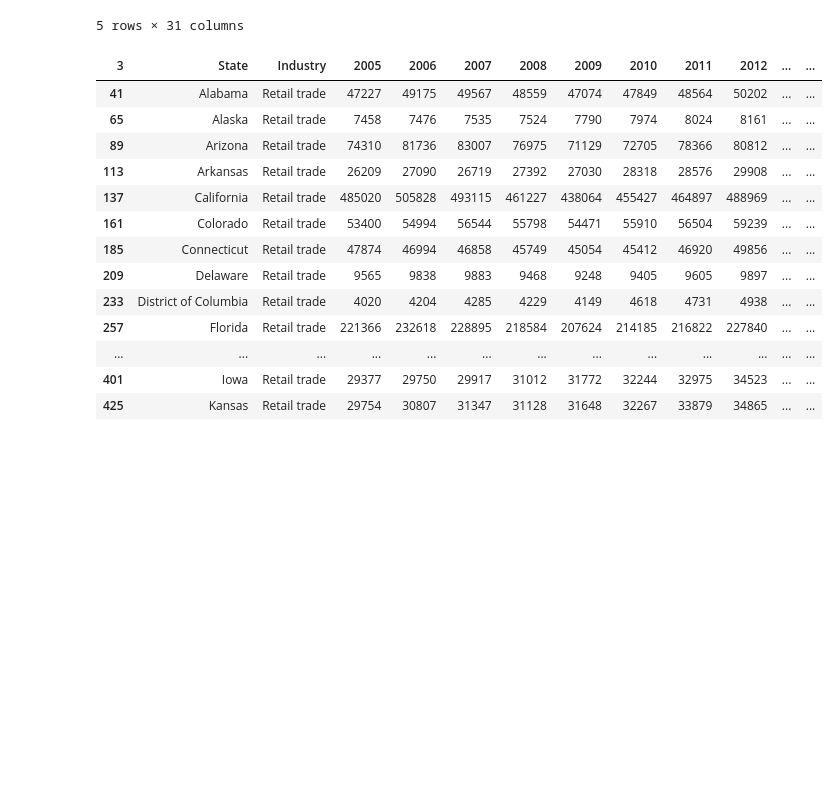
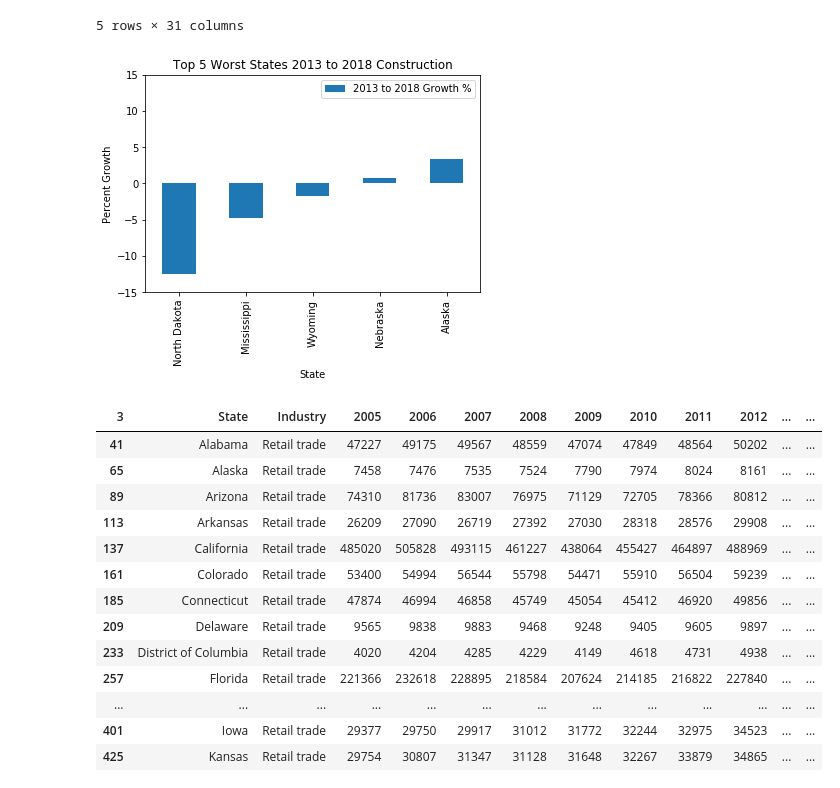
Before and after one commit to edwinmccracken/test-new-repo-ed, a Jupyter notebook: industry_data_eddie.ipynb, the cells around one changed output. Drawn from its saved outputs; the diff is of its cells as text; code cells hidden in the pictures; blank space fills up the shorter version.

```diff
--- a/industry_data_eddie.ipynb
+++ b/industry_data_eddie.ipynb
@@ -592,6 +601,15 @@ worst_5_const_df
 | 684 | Nebraska | Construction | 12920 | 13221 | 14697 | 14097 | 15131 | 14651 | 14184 | 13274 | ... | ... |
 | 60 | Alaska | Construction | 8154 | 8153 | 8502 | 8294 | 8704 | 8536 | 8179 | 8028 | ... | ... |
 5 rows × 31 columns
+# %%
+bar_chart = worst_5_const_df.plot.bar(x='State', y='2013 to 2018 Growth %')
+bar_chart.set_ylabel("Percent Growth")
+bar_chart.set_title('Top 5 Worst States 2013 to 2018 Construction')
+bar_chart.set_ylim(-15,15)
+
+plt.savefig('Const_bot_5.png', bbox_inches = "tight")
+# %% [output]
+[figure, added]
 # %%
 retail_df = perc_df.loc[perc_df['Industry'] == 'Retail trade']
 retail_df.head(20)
```
Also changed, not shown: parts of 15 cells of this notebook, 4 other files.
